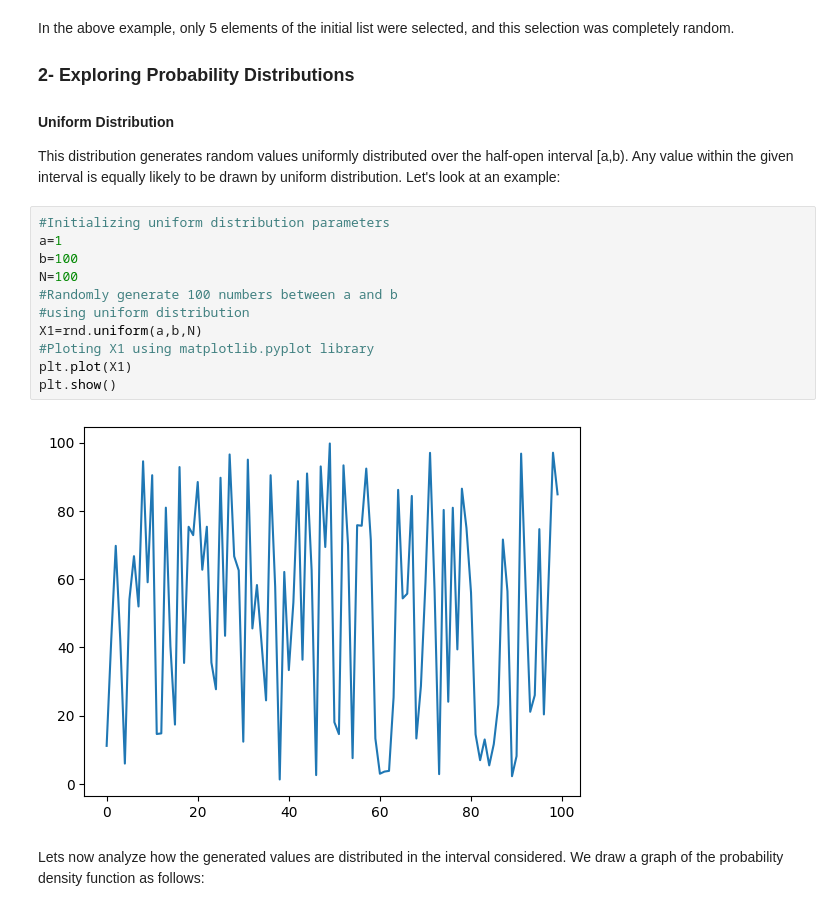
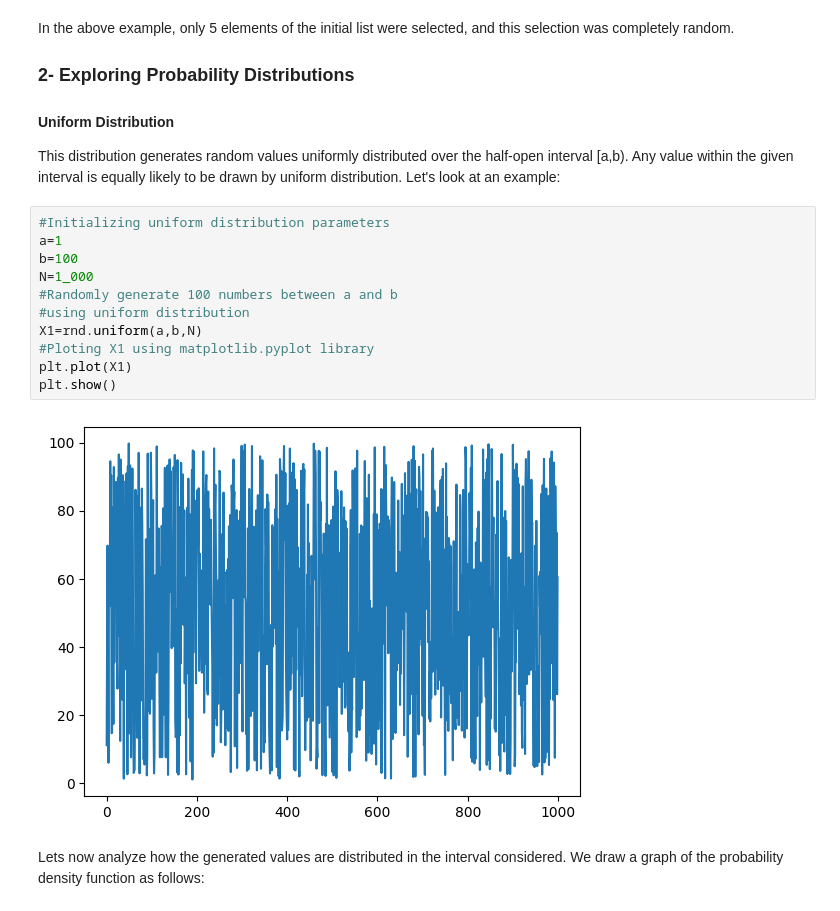
Before and after one commit to amaliahm/modeling_and_simulation_labs, a Jupyter notebook: ModSim_Lab3/ModSim_Lab3.ipynb, the cells around one changed output. Drawn from its saved outputs; the diff is of its cells as text.

```diff
--- a/ModSim_Lab3/ModSim_Lab3.ipynb
+++ b/ModSim_Lab3/ModSim_Lab3.ipynb
@@ -300,16 +376,16 @@ Any value within the given interval is equally likely to be drawn by uniform dis
 # %%
 #Initializing uniform distribution parameters
 a=1
 b=100
-N=100
+N=1_000
 #Randomly generate 100 numbers between a and b
 #using uniform distribution
 X1=rnd.uniform(a,b,N)
 #Ploting X1 using matplotlib.pyplot library
 plt.plot(X1)
 plt.show()
 # %% [output]
-[figure, old version]
+[figure, new version]
 # %% [markdown]
 Lets now analyze how the generated values are distributed in the interval considered. We draw a graph of the probability density function as follows:
 # %%
```
Also changed, not shown: parts of 37 cells of this notebook.
